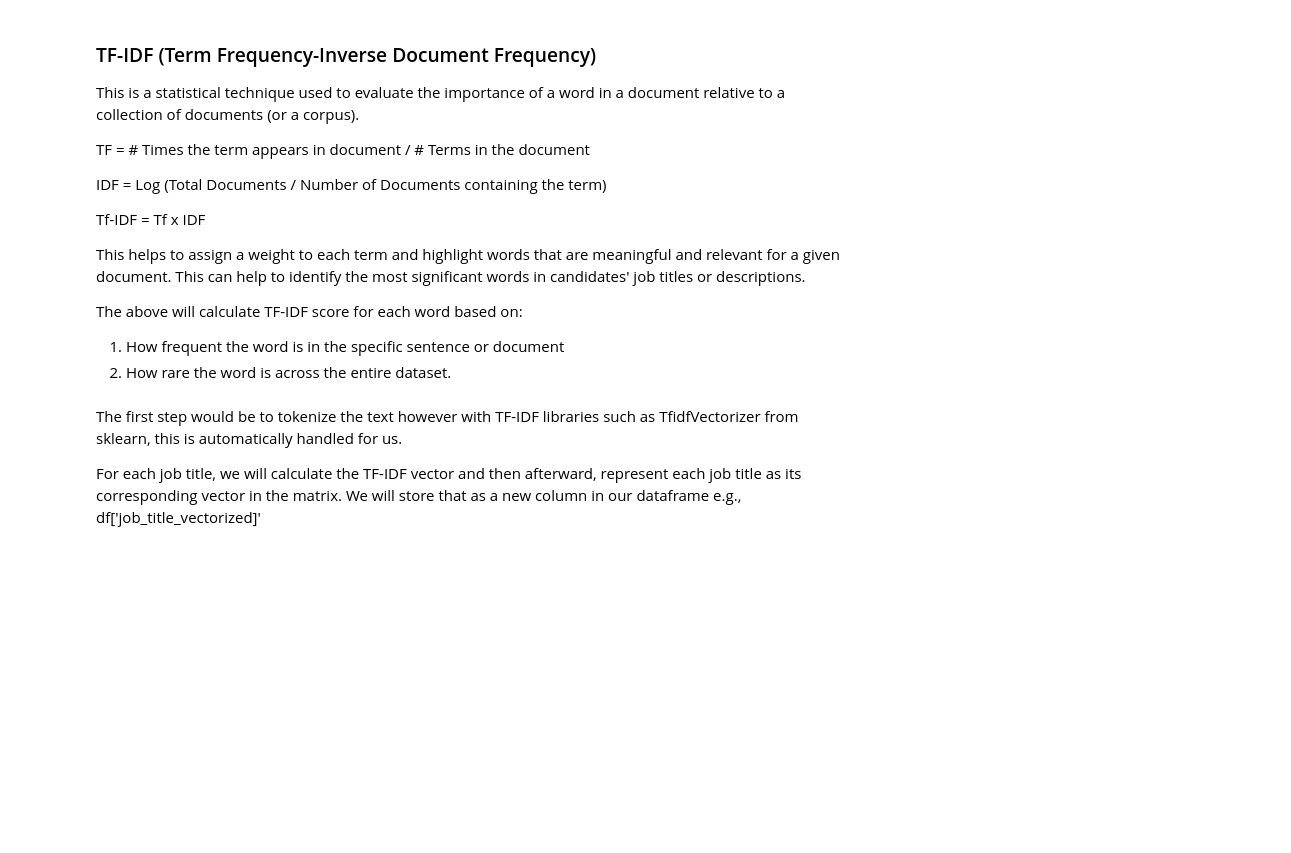
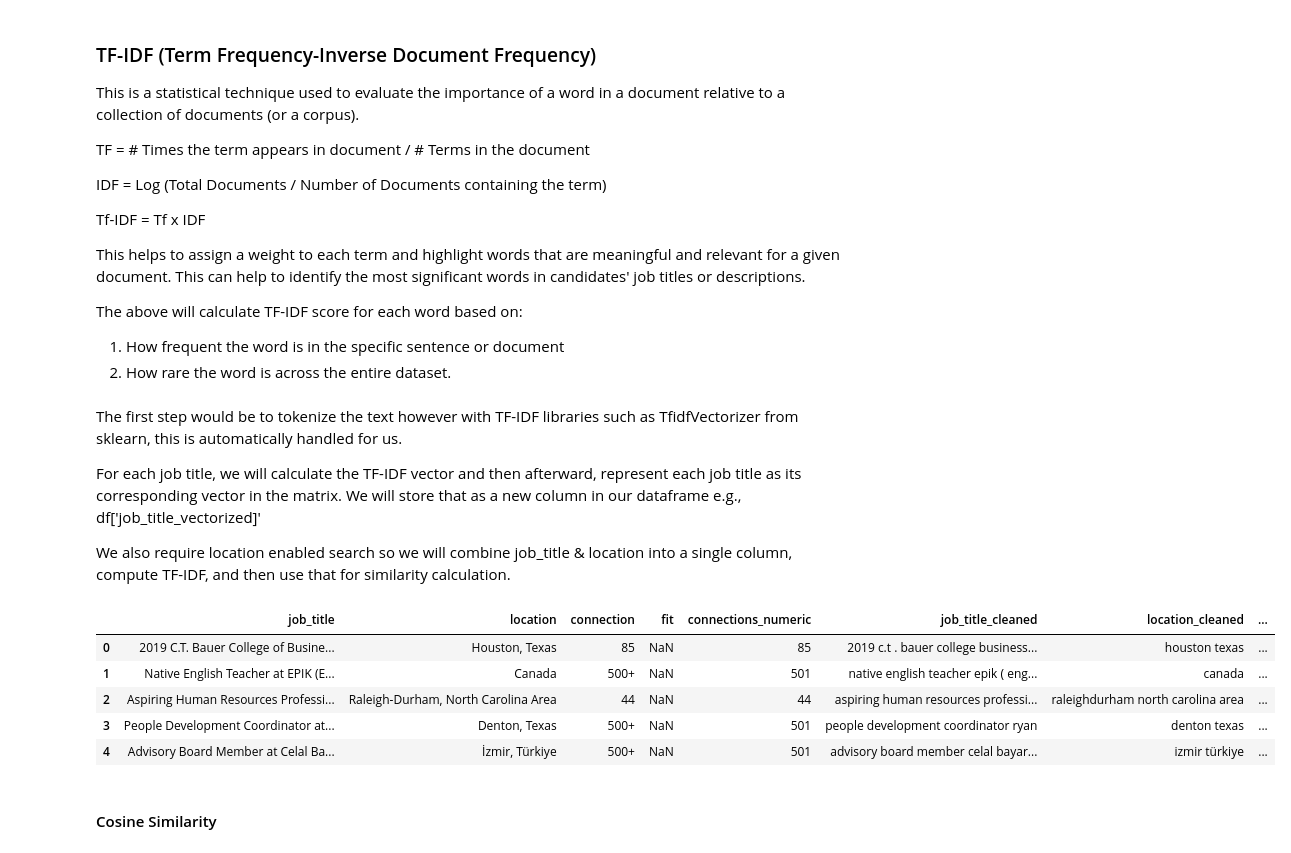
Before and after one commit to Areeb297/Potential-Talents-Human-Resources-Staffing---Apziva-Project, a Jupyter notebook: Portential_Talents.ipynb, the cells around one changed output. Drawn from its saved outputs; the diff is of its cells as text; code cells hidden in the pictures; blank space fills up the shorter version.

```diff
--- a/Portential_Talents.ipynb
+++ b/Portential_Talents.ipynb
@@ -310,3 +312,37 @@ The above will calculate TF-IDF score for each word based on:
 The first step would be to tokenize the text however with TF-IDF libraries such as TfidfVectorizer from sklearn, this is automatically handled for us.
 
 For each job title, we will calculate the TF-IDF vector and then afterward, represent each job title as its corresponding vector in the matrix. We will store that as a new column in our dataframe e.g., df['job_title_vectorized]'
+
+We also require location enabled search so we will combine job_title & location into a single column, compute TF-IDF, and then use that for similarity calculation.
+# %%
+# Clean the location column
+
+df['location_cleaned'] = df['location'].str.lower().str.replace('[^\w\s]', '', regex=True)
+
+# Combine job_title and location into a single column
+
+df['combined_text'] = df['job_title'] + " " + df['location_cleaned']
+
+
+# Initialize a new TfidfVectorizer for combined text
+tfidf_vectorizer_combined = TfidfVectorizer()
+tfidf_matrix_combined = tfidf_vectorizer_combined.fit_transform(df['combined_text'])
+
+# Convert the TF-IDF matrices to lists for DataFrame storage
+tfidf_values_job_title_location = tfidf_matrix_combined.toarray().tolist()
+
+
+# Add new columns to store TF-IDF values
+df['tfidf_values_combined'] = tfidf_values_job_title_location
+
+# Display the DataFrame with the new columns
+df.head()
+# %% [output]
+|  | job_title | location | connection | fit | connections_numeric | job_title_cleaned | location_cleaned | ... |
+| 0 | 2019 C.T. Bauer College of Busine... | Houston, Texas | 85 | NaN | 85 | 2019 c.t . bauer college business... | houston texas | ... |
+| 1 | Native English Teacher at EPIK (E... | Canada | 500+ | NaN | 501 | native english teacher epik ( eng... | canada | ... |
+| 2 | Aspiring Human Resources Professi... | Raleigh-Durham, North Carolina Area | 44 | NaN | 44 | aspiring human resources professi... | raleighdurham north carolina area | ... |
+| 3 | People Development Coordinator at... | Denton, Texas | 500+ | NaN | 501 | people development coordinator ryan | denton texas | ... |
+| 4 | Advisory Board Member at Celal Ba... | İzmir, Türkiye | 500+ | NaN | 501 | advisory board member celal bayar... | izmir türkiye | ... |
+# %% [markdown]
+#### Cosine Similarity
```
Also changed, not shown: parts of 15 cells of this notebook.
